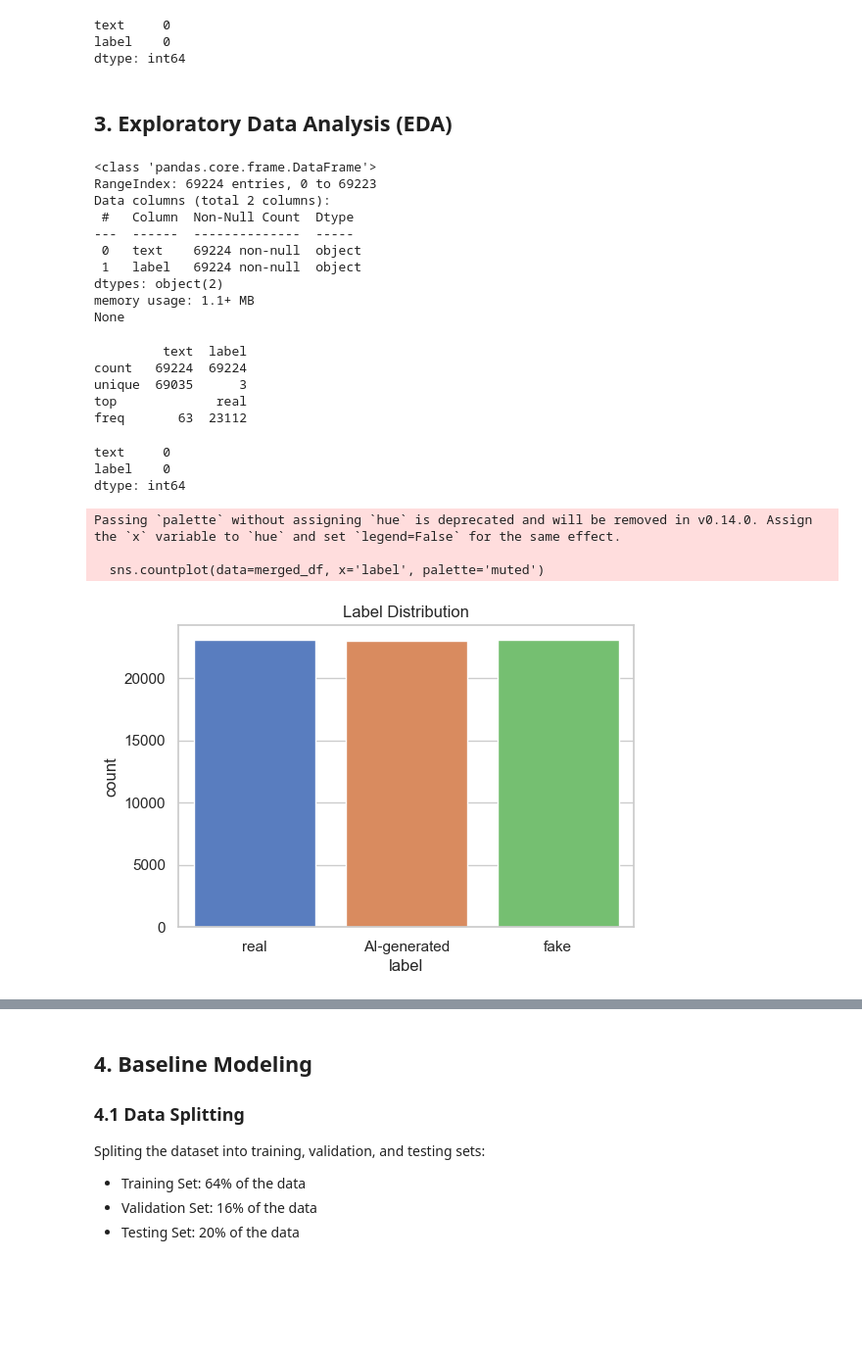
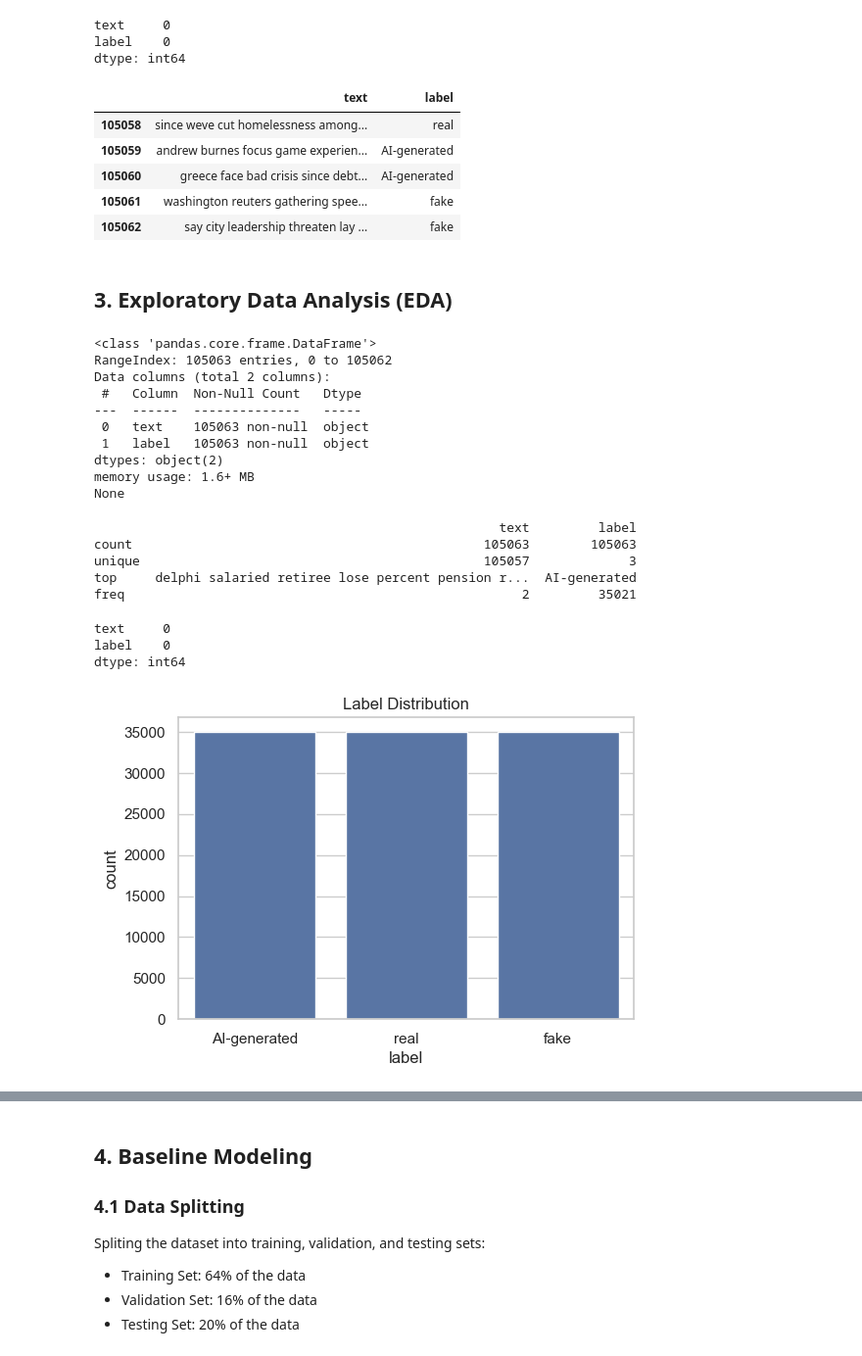
Before and after one commit to yasmine-11/FP-Fake-News-Detection, a Jupyter notebook: Fake-News-Detection.ipynb, the cells around one changed output, grey strips where cells are left out. Shown: that part at 98% size. Drawn from its saved outputs; the diff is of its cells as text; code cells hidden in the pictures; blank space fills up the shorter version.

Commit message:
Imported the WELFake dataset and processed it. EDA + Balanced datasets

```diff
--- a/Fake-News-Detection.ipynb
+++ b/Fake-News-Detection.ipynb
@@ -220 +317,3 @@ news_df = news_df[["text", "label"]]
+# %%
+welfake_df = welfake_df.rename(columns={"cleaned_text": "text"})
 # %%
@@ -506,0 +572,3 @@ Name: count, dtype: int64
+# %%
+# Merge datasets
+merged_df = pd.concat([gpt2_df, liar_df, welfake_df])
@@ -506,0 +610,16 @@ Name: count, dtype: int64
+# %%
+from sklearn.utils import resample
+
+# Separate classes
+fake_news = merged_df[merged_df['label'] == 'fake']
+real_news = merged_df[merged_df['label'] == 'real']
+ai_news = merged_df[merged_df['label'] == 'AI-generated']
+
+# Ensure balanced class distribution
+min_count = min(len(fake_news), len(real_news), len(ai_news))
+
+fake_news = resample(fake_news, replace=False, n_samples=min_count, random_state=42)
+real_news = resample(real_news, replace=False, n_samples=min_count, random_state=42)
+ai_news = resample(ai_news, replace=False, n_samples=min_count, random_state=42)
+
+balanced_df = pd.concat([fake_news, real_news, ai_news], ignore_index=True)
@@ -509,3 +636,4 @@ Name: count, dtype: int64
 # %%
-merged_df = merged_df.sample(frac=1, random_state=42).reset_index(drop=True)
+# Shuffle the dataset to ensure randomness
+balanced_df = balanced_df.sample(frac=1, random_state=42).reset_index(drop=True)
 # %%
@@ -538,30 +666,39 @@ merged_df.isnull().sum()
 text     0
 label    0
 dtype: int64
+# %%
+balanced_df.tail()
+# %% [output]
+|  | text | label |
+| 105058 | since weve cut homelessness among... | real |
+| 105059 | andrew burnes focus game experien... | AI-generated |
+| 105060 | greece face bad crisis since debt... | AI-generated |
+| 105061 | washington reuters gathering spee... | fake |
+| 105062 | say city leadership threaten lay ... | fake |
 # %% [markdown]
 ## 3. Exploratory Data Analysis (EDA)
 # %%
 # Get basic info (data types, non-null counts)
-print(merged_df.info())
+print(balanced_df.info())
 # %% [output]
 <class 'pandas.core.frame.DataFrame'>
-RangeIndex: 69224 entries, 0 to 69223
+RangeIndex: 105063 entries, 0 to 105062
 Data columns (total 2 columns):
- #   Column  Non-Null Count  Dtype
----  ------  --------------  -----
- 0   text    69224 non-null  object
- 1   label   69224 non-null  object
+ #   Column  Non-Null Count   Dtype
+---  ------  --------------   -----
+ 0   text    105063 non-null  object
+ 1   label   105063 non-null  object
 dtypes: object(2)
-memory usage: 1.1+ MB
+memory usage: 1.6+ MB
 None
 # %%
 # Get statistical summary for numerical columns
-print(merged_df.describe())
+print(balanced_df.describe())
 # %% [output]
-         text  label
-count   69224  69224
-unique  69035      3
-top             real
-freq       63  23112
+                                                     text         label
+count                                              105063        105063
+unique                                             105057             3
+top     delphi salaried retiree lose percent pension r...  AI-generated
+freq                                                    2         35021
 # %%
 # Check for null values
@@ -573,17 +710,14 @@ dtype: int64
 # %%
 import seaborn as sns
 import matplotlib.pyplot as plt
 
 # Plot class distribution
 plt.figure(figsize=(6, 4))
-sns.countplot(data=merged_df, x='label', palette='muted')
+sns.countplot(data=balanced_df, x='label')
 plt.title('Label Distribution')
 plt.show()
 # %% [output]
-Passing `palette` without assigning `hue` is deprecated and will be removed in v0.14.0. Assign the `x` variable to `hue` and set `legend=False` for the same effect.
-
-  sns.countplot(data=merged_df, x='label', palette='muted')
-[figure, old version]
+[figure, new version]
 # %%
 # Plot text length vs label
 plt.figure(figsize=(6, 4))
```
Also changed, not shown: parts of 145 cells of this notebook.
